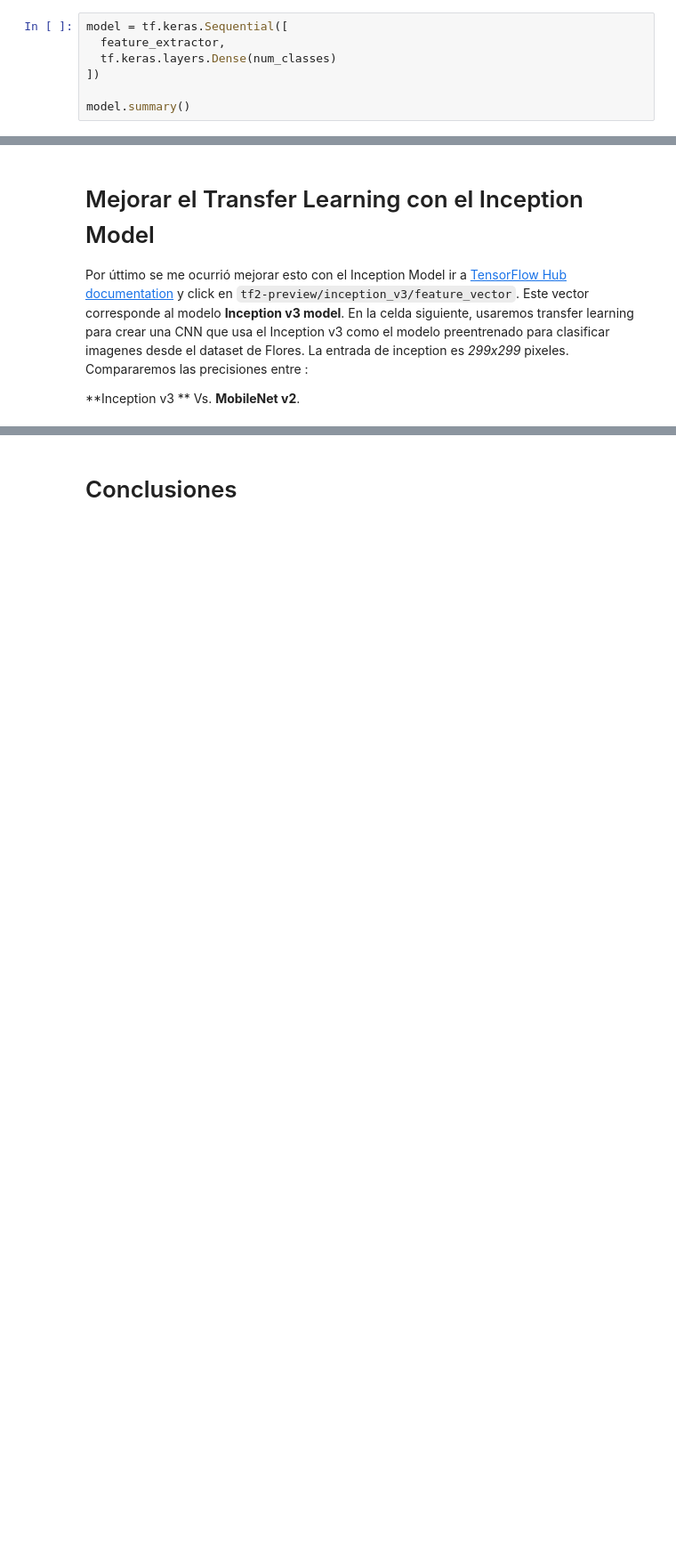
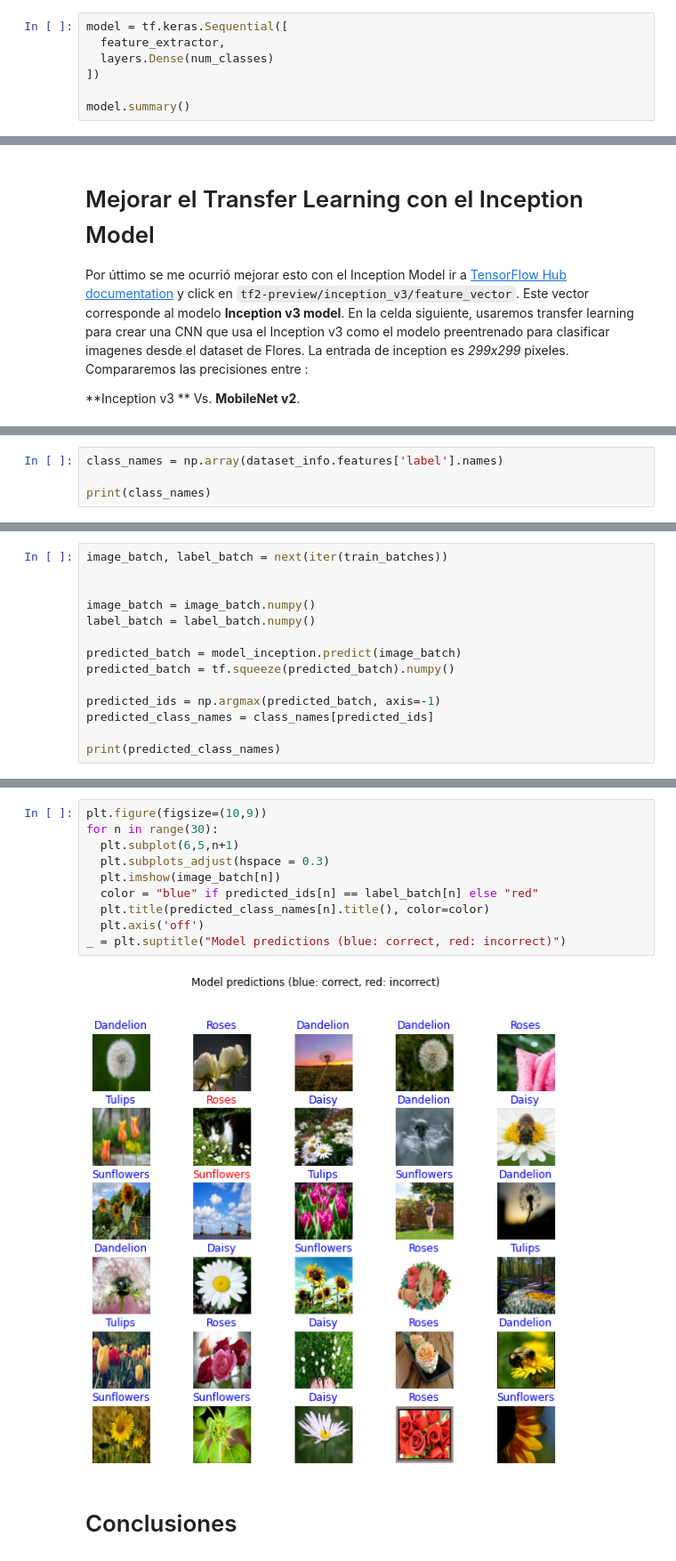
Before and after one commit to AotinianoZ/TrasnferLearning_CNN, a Jupyter notebook: Clasficación_Flores_Transfer_Learning.ipynb, the cells around one changed output, grey strips where cells are left out. Shown: that part at 89% size. Saved outputs shown, nothing was run; the diff lists cells and outputs as text; blank space fills up the shorter version.

```diff
--- a/Clasficación_Flores_Transfer_Learning.ipynb
+++ b/Clasficación_Flores_Transfer_Learning.ipynb
@@ -112,7 +117,7 @@ En la celda siguiente creamos un modelo `tf.keras.Sequential`, y agregamos un mo
 # %%
 model = tf.keras.Sequential([
   feature_extractor,
-  tf.keras.layers.Dense(num_classes)
+  layers.Dense(num_classes)
 ])
 
 model.summary()
@@ -253,0 +358,4 @@ history = model_inception.fit(train_batches,
+# %%
+class_names = np.array(dataset_info.features['label'].names)
+
+print(class_names)
@@ -253,0 +364,14 @@ history = model_inception.fit(train_batches,
+# %%
+image_batch, label_batch = next(iter(train_batches))
+
+
+image_batch = image_batch.numpy()
+label_batch = label_batch.numpy()
+
+predicted_batch = model_inception.predict(image_batch)
+predicted_batch = tf.squeeze(predicted_batch).numpy()
+
+predicted_ids = np.argmax(predicted_batch, axis=-1)
+predicted_class_names = class_names[predicted_ids]
+
+print(predicted_class_names)
@@ -254,3 +390,15 @@ history = model_inception.fit(train_batches,
+# %%
+plt.figure(figsize=(10,9))
+for n in range(30):
+  plt.subplot(6,5,n+1)
+  plt.subplots_adjust(hspace = 0.3)
+  plt.imshow(image_batch[n])
+  color = "blue" if predicted_ids[n] == label_batch[n] else "red"
+  plt.title(predicted_class_names[n].title(), color=color)
+  plt.axis('off')
+_ = plt.suptitle("Model predictions (blue: correct, red: incorrect)")
+# %% [output]
+[figure, added]
 # %% [markdown]
 # Conclusiones
 # %% [markdown]
```
Also changed, not shown: parts of 21 cells of this notebook.
